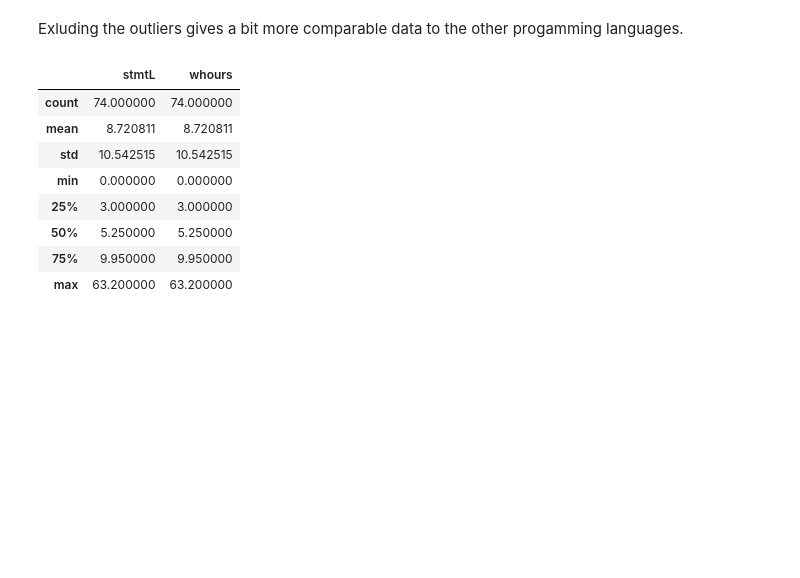
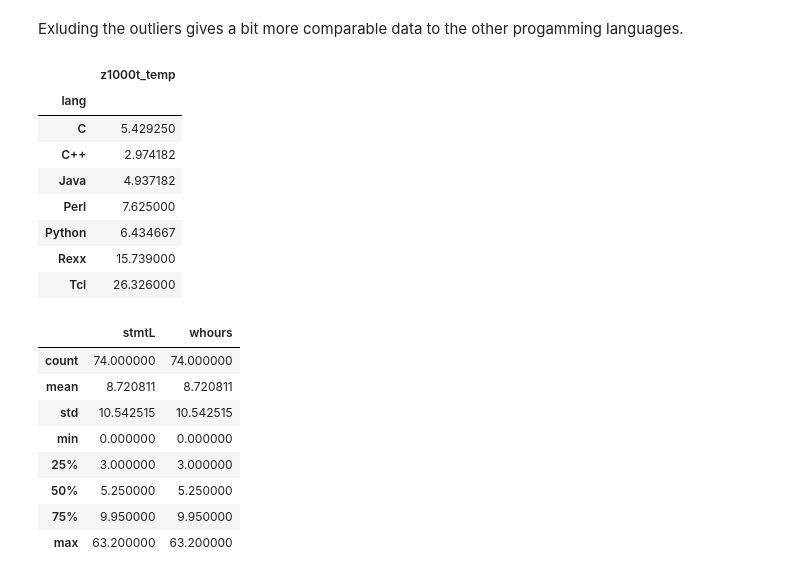
Before and after one commit to kevanoovitch/PA1457_RM_DataAnalysis, a Jupyter notebook: assignment3.ipynb, the cells around one changed output. Saved outputs shown, nothing was run; the diff lists cells and outputs as text; code cells hidden in the pictures; blank space fills up the shorter version.

```diff
--- a/assignment3.ipynb
+++ b/assignment3.ipynb
@@ -306,5 +141,23 @@ filtered_summary
 # %% [markdown]
 Exluding the outliers gives a bit more comparable data to the other progamming languages.
+# %%
+df['z1000t_temp'] = pd.to_numeric(df['z1000t'], errors='coerce')
+# Group by language and calculate the mean
+speed_sum = df.groupby('lang')[['z1000t_temp']].mean()
+
+df = df.drop(df[['stmtL_temp']])
+
+speed_sum
+# %% [output]
+|  | z1000t_temp |
+| lang |  |
+| C | 5.429250 |
+| C++ | 2.974182 |
+| Java | 4.937182 |
+| Perl | 7.625000 |
+| Python | 6.434667 |
+| Rexx | 15.739000 |
+| Tcl | 26.326000 |
 # %%
 df[['stmtL', 'whours']].describe()
 # %% [output]
```
Also changed, not shown: parts of 19 cells of this notebook.
